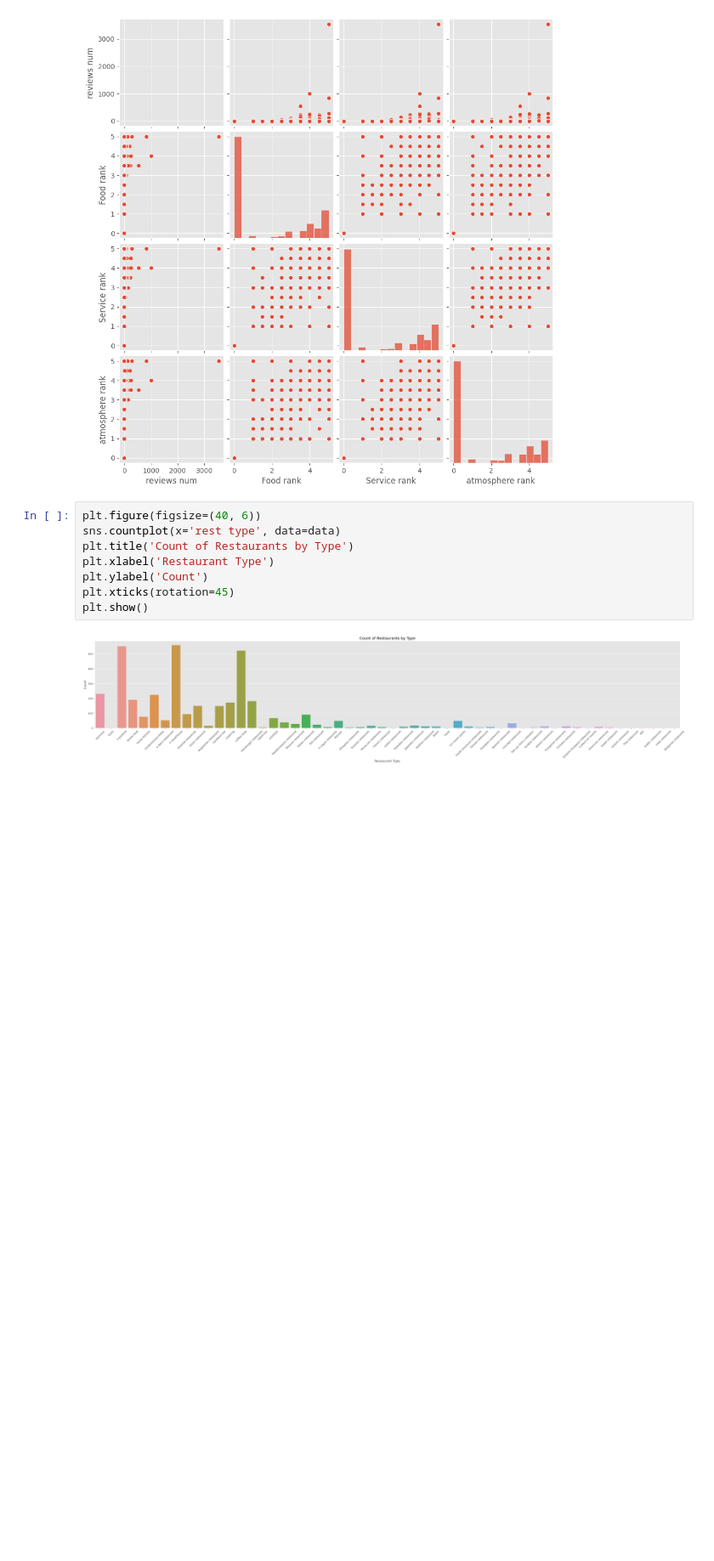
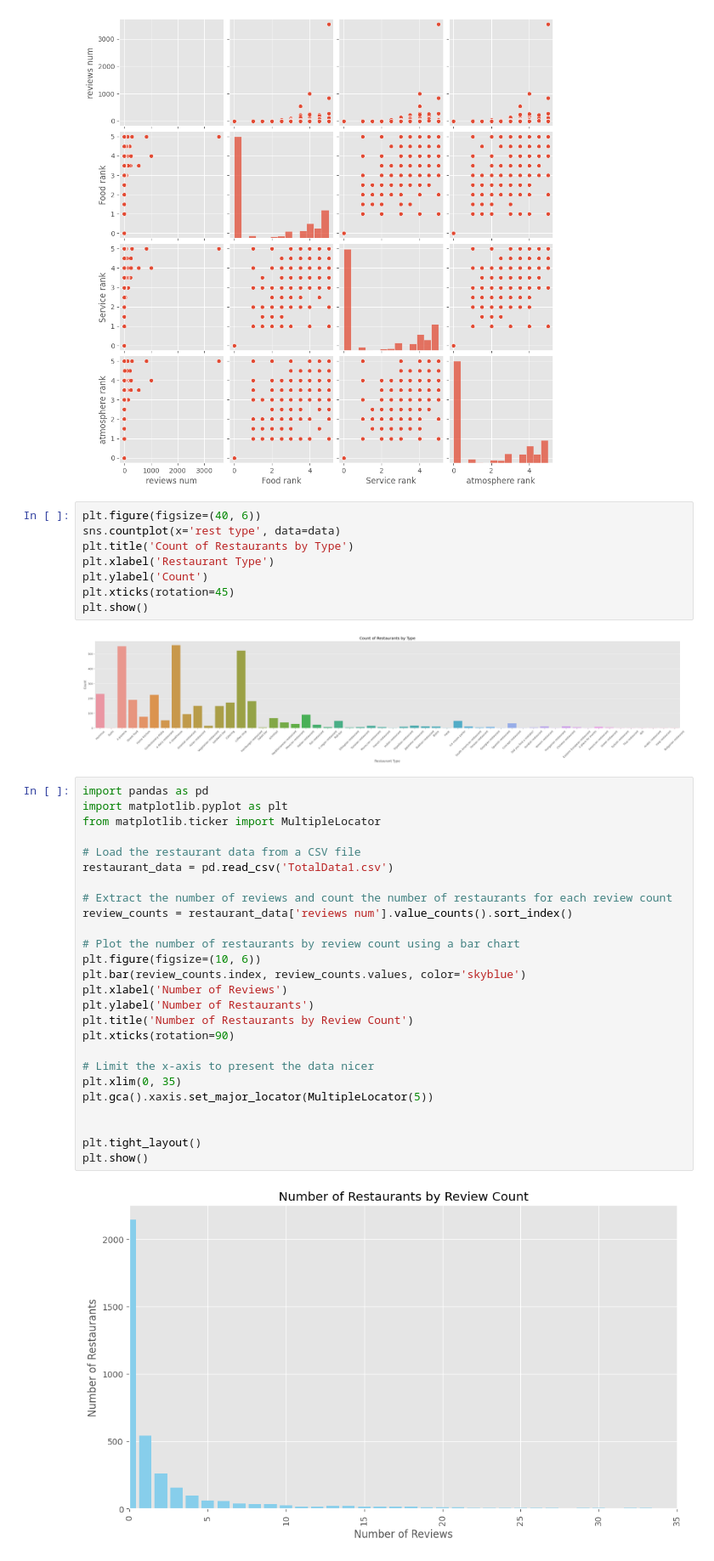
Before and after one commit to Arielmm24/Data-Research, a Jupyter notebook: EDA.ipynb, the cells around one changed output. Shown: that part at 85% size. Drawn from its saved outputs; the diff is of its cells as text; blank space fills up the shorter version.

```diff
--- a/EDA.ipynb
+++ b/EDA.ipynb
@@ -186,3 +186,31 @@ plt.xticks(rotation=45)
 plt.show()
 # %% [output]
 [figure]
+# %%
+import pandas as pd
+import matplotlib.pyplot as plt
+from matplotlib.ticker import MultipleLocator
+
+# Load the restaurant data from a CSV file
+restaurant_data = pd.read_csv('TotalData1.csv')
+
+# Extract the number of reviews and count the number of restaurants for each review count
+review_counts = restaurant_data['reviews num'].value_counts().sort_index()
+
+# Plot the number of restaurants by review count using a bar chart
+plt.figure(figsize=(10, 6))
+plt.bar(review_counts.index, review_counts.values, color='skyblue')
+plt.xlabel('Number of Reviews')
+plt.ylabel('Number of Restaurants')
+plt.title('Number of Restaurants by Review Count')
+plt.xticks(rotation=90)
+
+# Limit the x-axis to present the data nicer
+plt.xlim(0, 35)
+plt.gca().xaxis.set_major_locator(MultipleLocator(5))
+
+
+plt.tight_layout()
+plt.show()
+# %% [output]
+[figure, added]
```
Also changed, not shown: parts of 1 cell of this notebook, 6 other files.
